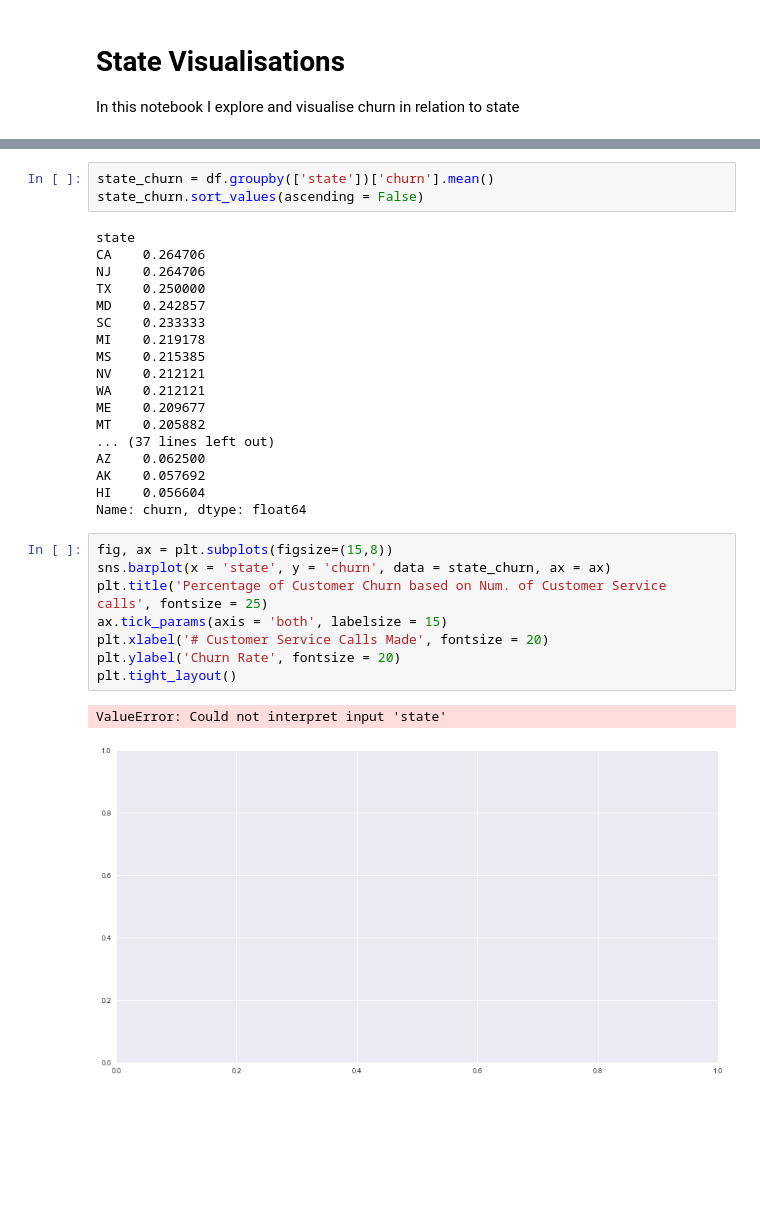
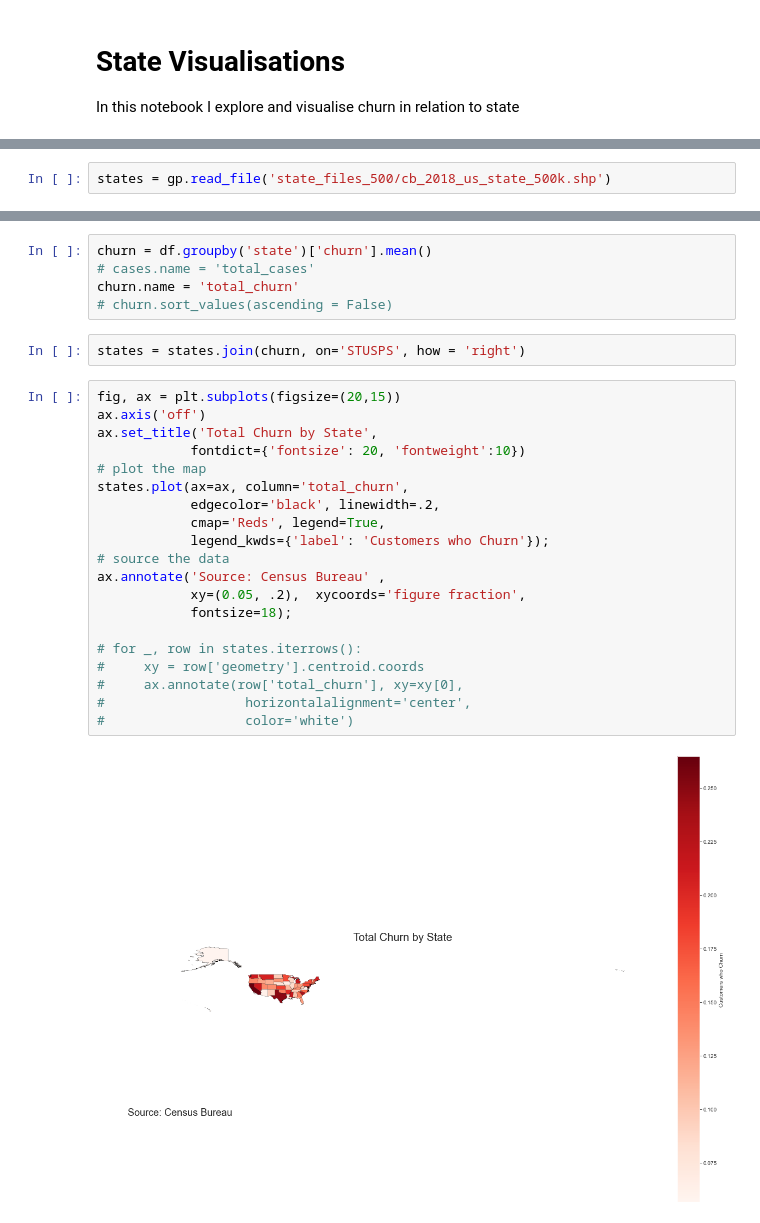
Before and after one commit to chum46/customer_churn_prediction, a Jupyter notebook: notebooks/exploratory/lmc_exploratory_nb/05_state_vis_lc.ipynb, the cells around one changed output, grey strips where cells are left out. Drawn from its saved outputs; the diff is of its cells as text; blank space fills up the shorter version.

Commit message:
created map viz for churn

```diff
--- a/notebooks/exploratory/lmc_exploratory_nb/05_state_vis_lc.ipynb
+++ b/notebooks/exploratory/lmc_exploratory_nb/05_state_vis_lc.ipynb
@@ -25,0 +29,2 @@ ImportError: dlopen(/opt/anaconda3/envs/learn-env/lib/python3.6/site-packages/fi
+# %%
+states = gp.read_file('state_files_500/cb_2018_us_state_500k.shp')
@@ -26,32 +51,29 @@ ImportError: dlopen(/opt/anaconda3/envs/learn-env/lib/python3.6/site-packages/fi
 # %%
-state_churn = df.groupby(['state'])['churn'].mean()
-state_churn.sort_values(ascending = False)
+churn = df.groupby('state')['churn'].mean()
+# cases.name = 'total_cases'
+churn.name = 'total_churn'
+# churn.sort_values(ascending = False)
-# %% [output]
-state
-CA    0.264706
-NJ    0.264706
-TX    0.250000
-MD    0.242857
-SC    0.233333
-MI    0.219178
-MS    0.215385
-NV    0.212121
-WA    0.212121
-ME    0.209677
-MT    0.205882
-... (37 lines left out)
-AZ    0.062500
-AK    0.057692
-HI    0.056604
-Name: churn, dtype: float64
-# %%
-fig, ax = plt.subplots(figsize=(15,8))
-sns.barplot(x = 'state', y = 'churn', data = state_churn, ax = ax)
-plt.title('Percentage of Customer Churn based on Num. of Customer Service calls', fontsize = 25)
-ax.tick_params(axis = 'both', labelsize = 15)
-plt.xlabel('# Customer Service Calls Made', fontsize = 20)
-plt.ylabel('Churn Rate', fontsize = 20)
-plt.tight_layout()
-# %% [output]
-ValueError: Could not interpret input 'state'
-[figure, removed]
+# %%
+states = states.join(churn, on='STUSPS', how = 'right')
+# %%
+fig, ax = plt.subplots(figsize=(20,15))
+ax.axis('off')
+ax.set_title('Total Churn by State',
+            fontdict={'fontsize': 20, 'fontweight':10})
+# plot the map
+states.plot(ax=ax, column='total_churn',
+            edgecolor='black', linewidth=.2,
+            cmap='Reds', legend=True,
+            legend_kwds={'label': 'Customers who Churn'});
+# source the data
+ax.annotate('Source: Census Bureau' ,
+            xy=(0.05, .2),  xycoords='figure fraction',
+            fontsize=18);
+
+# for _, row in states.iterrows():
+#     xy = row['geometry'].centroid.coords
+#     ax.annotate(row['total_churn'], xy=xy[0],
+#                  horizontalalignment='center',
+#                  color='white')
+# %% [output]
+[figure, added]
```
Also changed, not shown: parts of 47 cells of this notebook, 33 other files.
